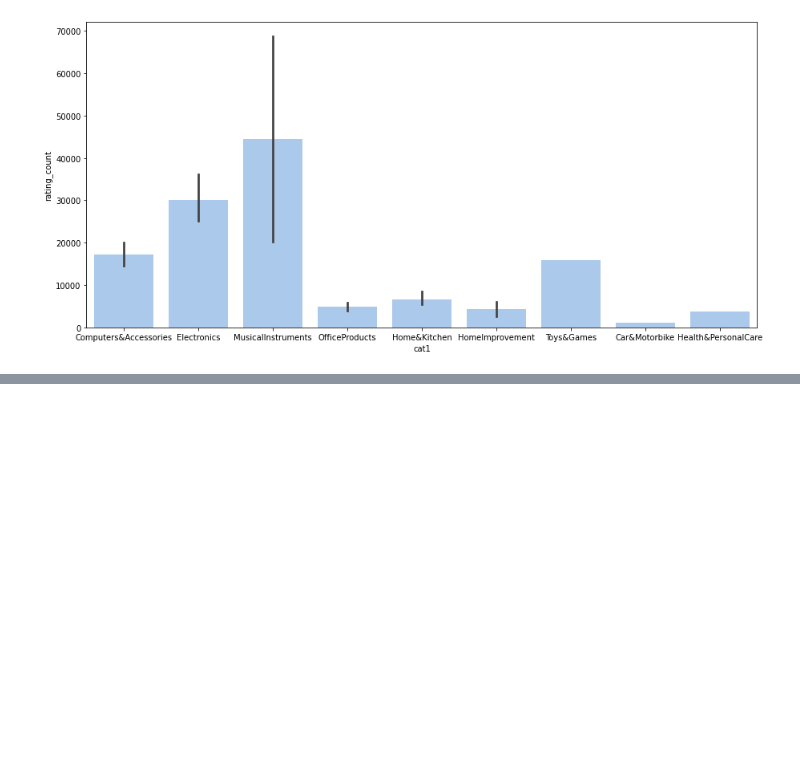
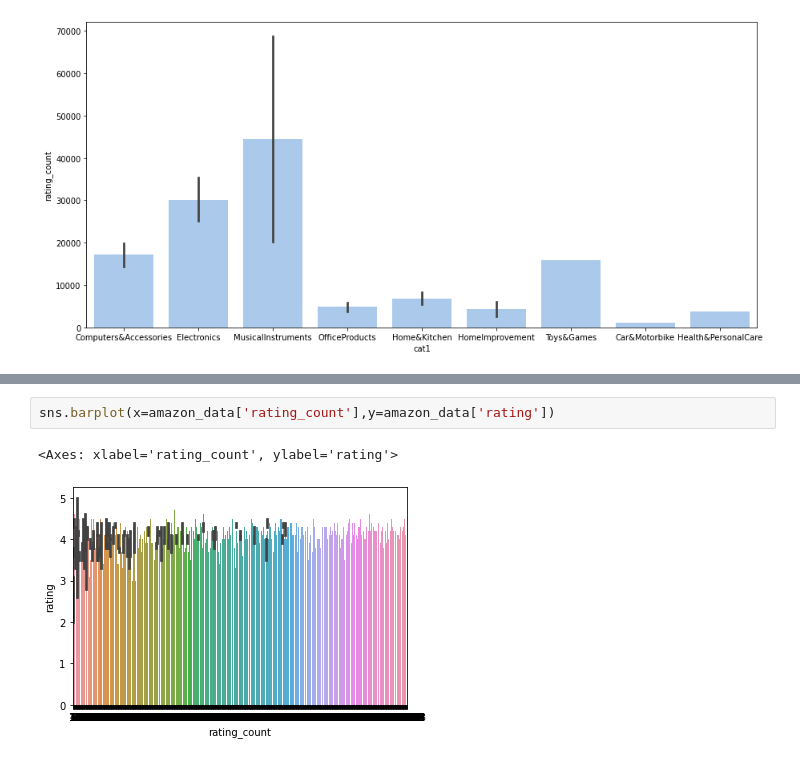
Before and after one commit to pawara101/MSC_UOM, a Jupyter notebook: Data-Science/DS-project/aws.ipynb, the cells around one changed output, grey strips where cells are left out. Cells and saved outputs as stored; diff of their text form; blank space fills up the shorter version.

```diff
--- a/Data-Science/DS-project/aws.ipynb
+++ b/Data-Science/DS-project/aws.ipynb
@@ -584,0 +645,5 @@ TypeError: ignored
+# %%
+sns.barplot(x=amazon_data['rating_count'],y=amazon_data['rating'])
+# %% [output]
+<Axes: xlabel='rating_count', ylabel='rating'>
+[figure, added]
```
Also changed, not shown: parts of 49 cells of this notebook.
